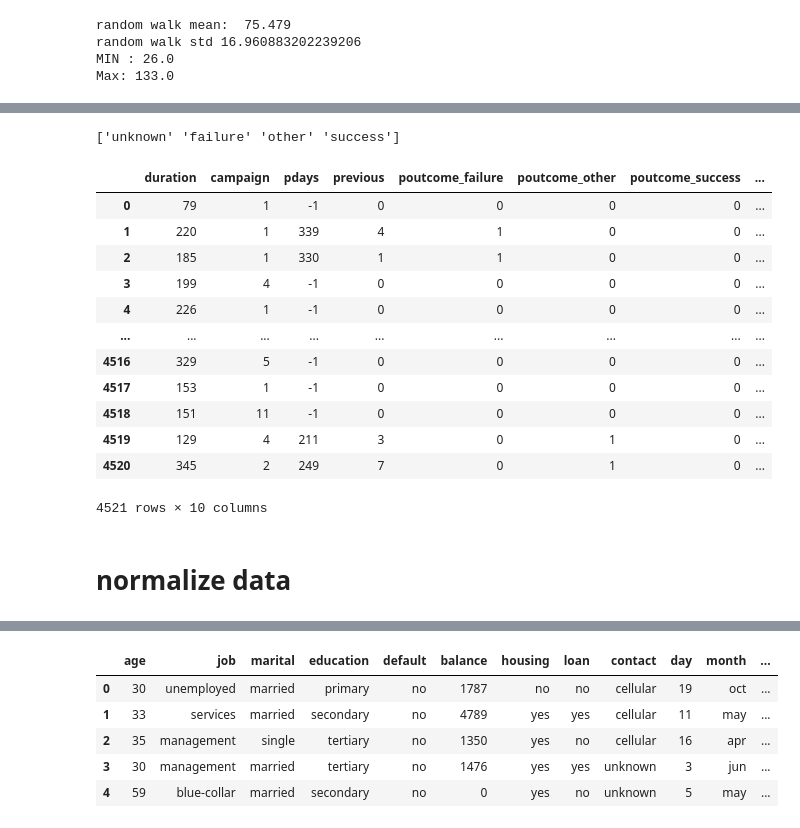
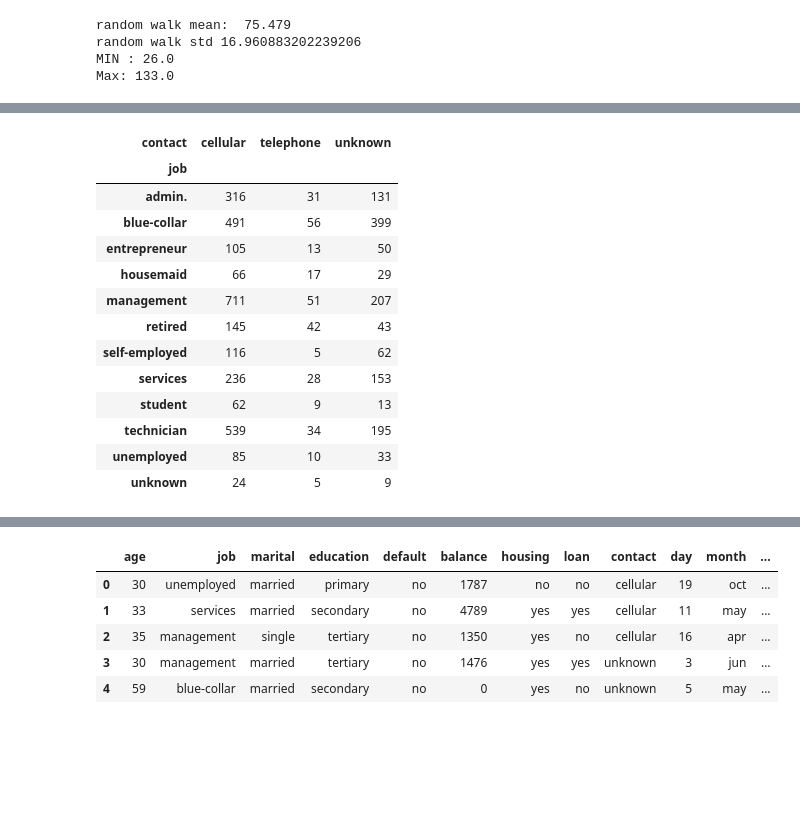
Before and after one commit to hsargoli/MyWorks, a Jupyter notebook: datascience_0_pandasNumpyScipy.ipynb, the cells around one changed output, grey strips where cells are left out. Drawn from its saved outputs; the diff is of its cells as text; code cells hidden in the pictures; blank space fills up the shorter version.

```diff
--- a/datascience_0_pandasNumpyScipy.ipynb
+++ b/datascience_0_pandasNumpyScipy.ipynb
@@ -413,3 +528,21 @@ unknown        36.236842  0.500000
+# %%
+# crosstab
+pd.crosstab(data.job, data.contact) # job as index and housing as columns
+# %% [output]
+| contact | cellular | telephone | unknown |
+| job |  |  |  |
+| admin. | 316 | 31 | 131 |
+| blue-collar | 491 | 56 | 399 |
+| entrepreneur | 105 | 13 | 50 |
+| housemaid | 66 | 17 | 29 |
+| management | 711 | 51 | 207 |
+| retired | 145 | 42 | 43 |
+| self-employed | 116 | 5 | 62 |
+| services | 236 | 28 | 153 |
+| student | 62 | 9 | 13 |
+| technician | 539 | 34 | 195 |
+| unemployed | 85 | 10 | 33 |
+| unknown | 24 | 5 | 9 |
 # %%
 # pivot table
 pd.pivot_table(data, index = 'marital', columns = 'loan')
@@ -421,26 +554,3 @@ pd.pivot_table(data, index = 'marital', columns = 'loan')
 | divorced | 45.593607 | 44.900000 | 1170.778539 | 886.900000 | 2.621005 | 2.522222 | 15.769406 | 15.677778 | 283.052511 | 260.644444 | 43.865297 | ... |
 | married | 43.670648 | 42.335541 | 1554.146758 | 992.578366 | 2.801195 | 3.086093 | 15.901024 | 15.931567 | 256.473123 | 256.816777 | 39.261945 | ... |
 | single | 33.913168 | 34.027027 | 1567.132634 | 704.736486 | 2.766221 | 2.648649 | 16.070611 | 15.567568 | 274.746183 | 273.574324 | 44.013359 | ... |
-# %%
-# convert categorical data into numeric data
-data2 = data.drop(['job','marital','education','month','age', 'default', 'balance', 'housing', 'loan', 'contact', 'day',],axis = 1)
-
-print(data2.poutcome.unique())
-pd.get_dummies(data2)
-# %% [output]
-['unknown' 'failure' 'other' 'success']
-|  | duration | campaign | pdays | previous | poutcome_failure | poutcome_other | poutcome_success | ... |
-| 0 | 79 | 1 | -1 | 0 | 0 | 0 | 0 | ... |
-| 1 | 220 | 1 | 339 | 4 | 1 | 0 | 0 | ... |
-| 2 | 185 | 1 | 330 | 1 | 1 | 0 | 0 | ... |
-| 3 | 199 | 4 | -1 | 0 | 0 | 0 | 0 | ... |
-| 4 | 226 | 1 | -1 | 0 | 0 | 0 | 0 | ... |
-| ... | ... | ... | ... | ... | ... | ... | ... | ... |
-| 4516 | 329 | 5 | -1 | 0 | 0 | 0 | 0 | ... |
-| 4517 | 153 | 1 | -1 | 0 | 0 | 0 | 0 | ... |
-| 4518 | 151 | 11 | -1 | 0 | 0 | 0 | 0 | ... |
-| 4519 | 129 | 4 | 211 | 3 | 0 | 1 | 0 | ... |
-| 4520 | 345 | 2 | 249 | 7 | 0 | 1 | 0 | ... |
-4521 rows × 10 columns
-# %% [markdown]
-# normalize data
```
Also changed, not shown: parts of 33 cells of this notebook.
